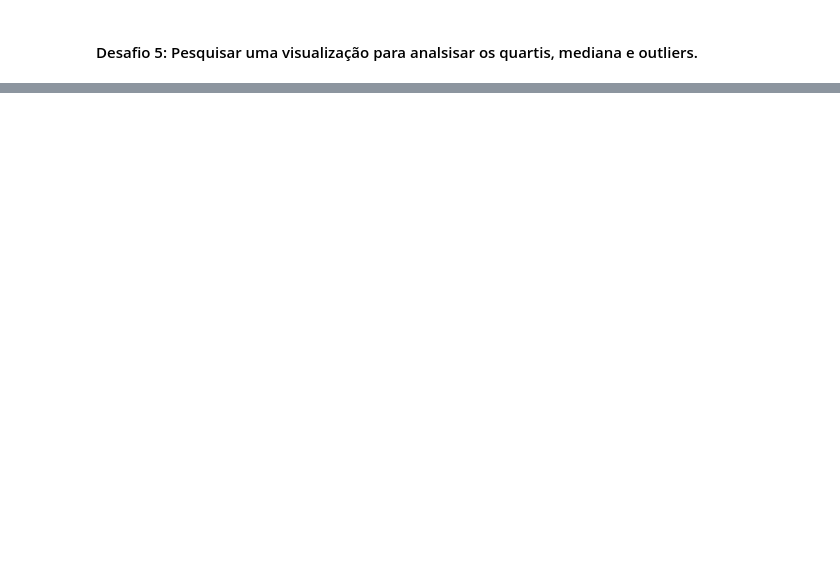
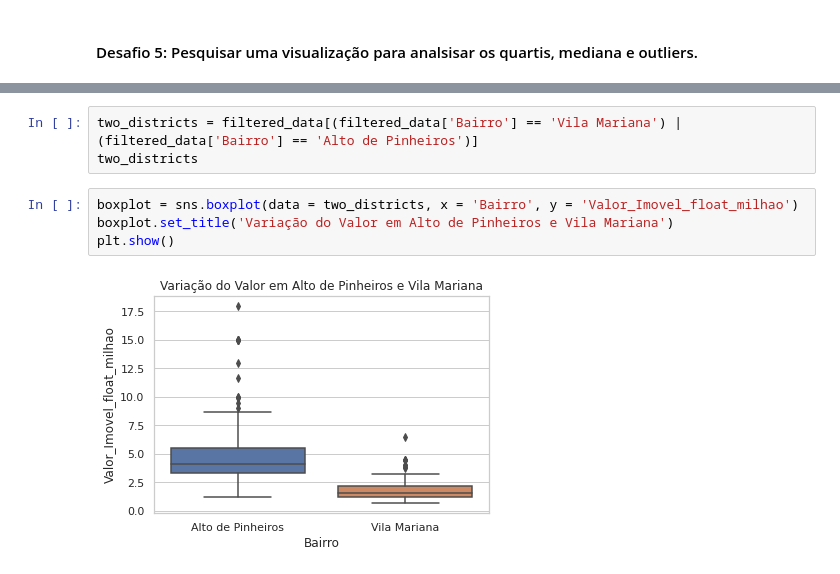
Before and after one commit to AlissonAnjos21/imersao_dados_alura, a Jupyter notebook: Aula_02_Imersão_de_Dados_04_Pesquisa_de_Imóveis_em_São_Paulo.ipynb, the cells around one changed output, grey strips where cells are left out. Cells and saved outputs as stored; diff of their text form; blank space fills up the shorter version.

```diff
--- a/Aula_02_Imersão_de_Dados_04_Pesquisa_de_Imóveis_em_São_Paulo.ipynb
+++ b/Aula_02_Imersão_de_Dados_04_Pesquisa_de_Imóveis_em_São_Paulo.ipynb
@@ -536,0 +554,9 @@ by_district
+# %%
+two_districts = filtered_data[(filtered_data['Bairro'] == 'Vila Mariana') | (filtered_data['Bairro'] == 'Alto de Pinheiros')]
+two_districts
+# %%
+boxplot = sns.boxplot(data = two_districts, x = 'Bairro', y = 'Valor_Imovel_float_milhao')
+boxplot.set_title('Variação do Valor em Alto de Pinheiros e Vila Mariana')
+plt.show()
+# %% [output]
+[figure, added]
```
Also changed, not shown: parts of 11 cells of this notebook.
